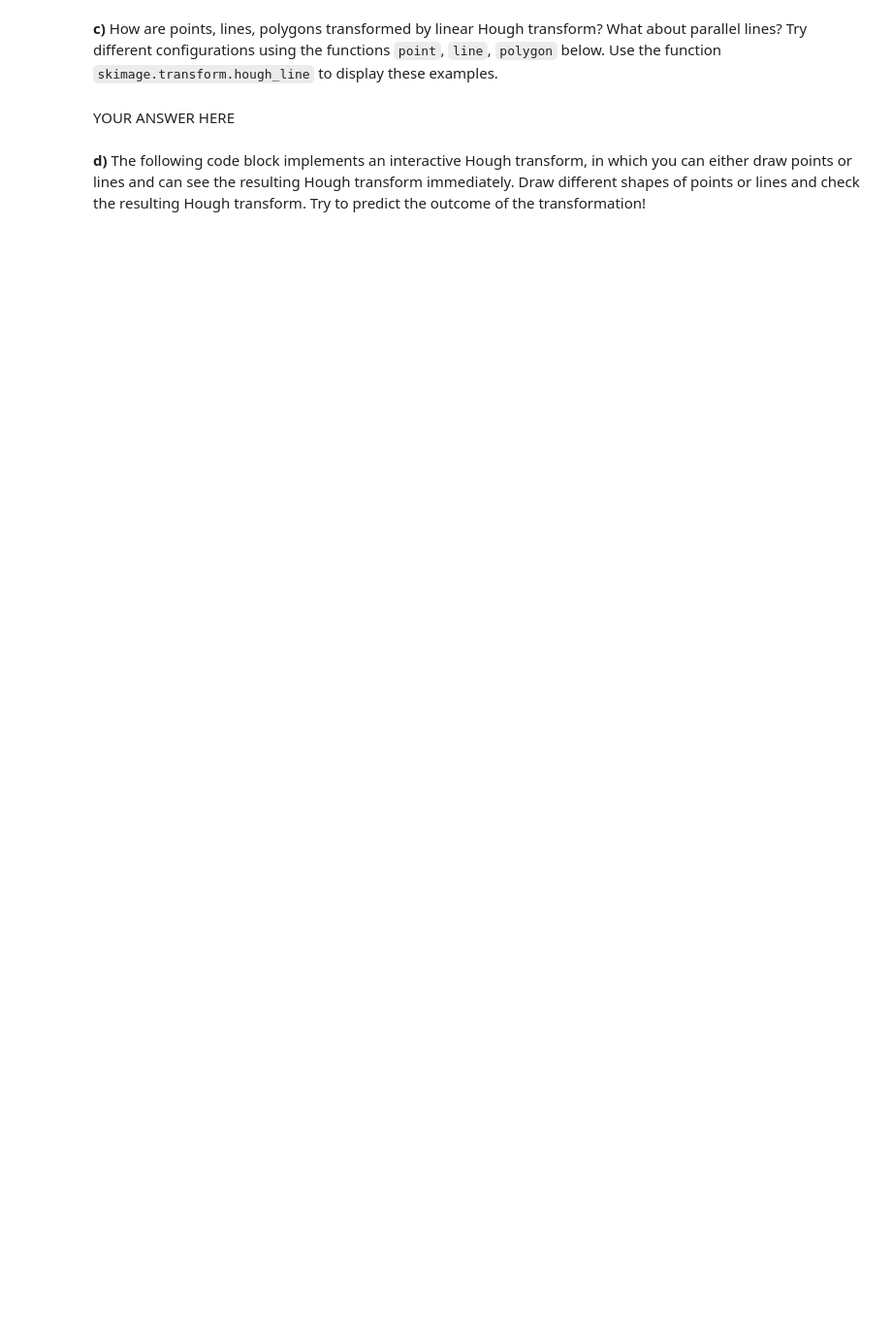
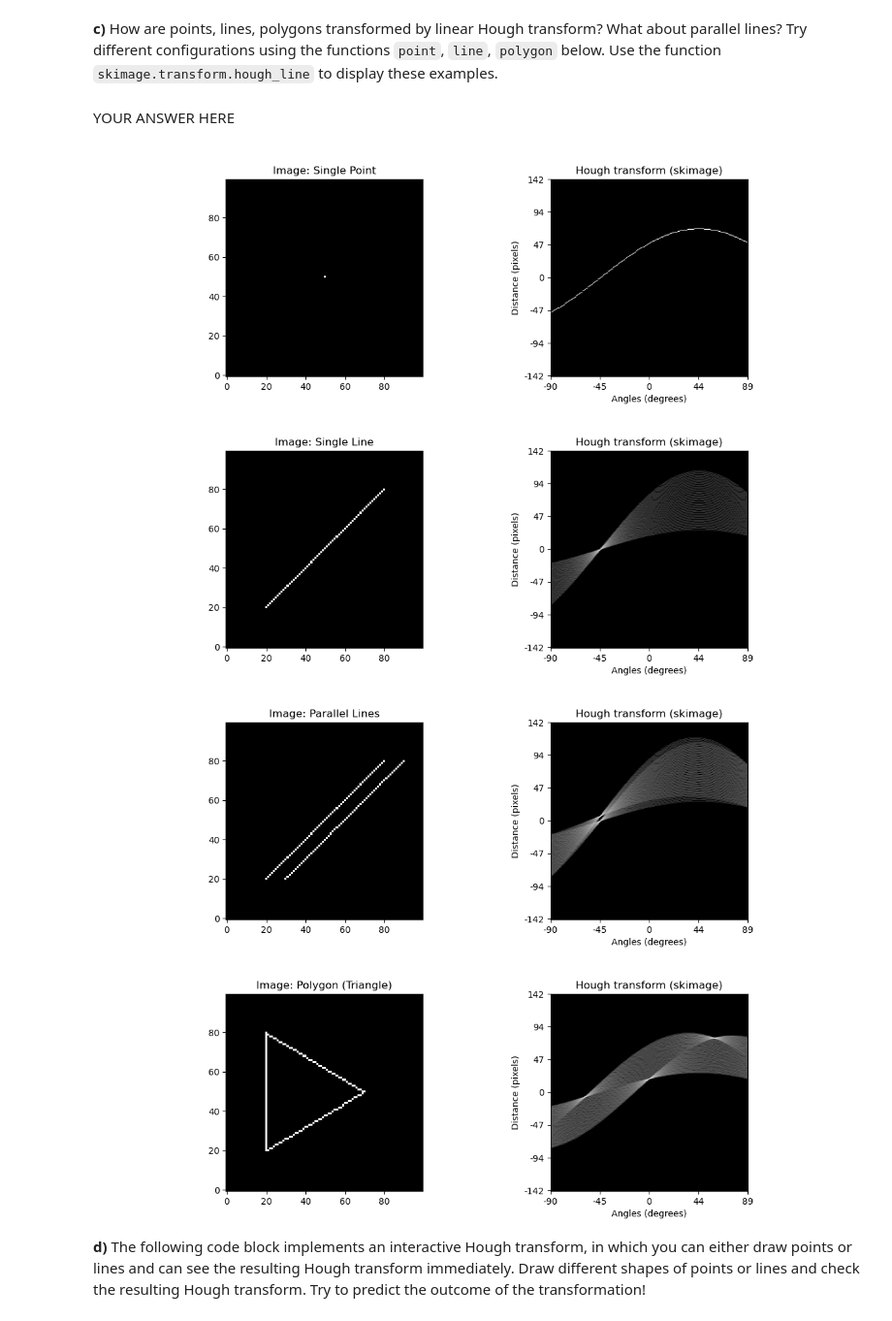
Before and after one commit to Moorboor/ComputerVision, a Jupyter notebook: Homeworks/4/sheet04.ipynb, the cells around one changed output. Shown: that part at 97% size. Saved outputs shown, nothing was run; the diff lists cells and outputs as text; code cells hidden in the pictures; blank space fills up the shorter version.

```diff
--- a/Homeworks/4/sheet04.ipynb
+++ b/Homeworks/4/sheet04.ipynb
@@ -160,50 +183,80 @@ def line(img, p, q):
         p (tuple): Coordinate of start position.
         q (tuple): Coordinate of end position.
 
     Returns:
 
     """
     img[coords(p,q,steps(p,q))] = 1
 
 def polygon(img, vertices):
     """Insert a (closed) polygon given by a list of points into the black/white image
 
     Args:
         img (ndarray): Input image.
         vertices (list): List of coordinate tuples.
 
     Returns:
 
     """
     for p, q in zip(vertices, vertices[1:]+vertices[0:1]):
         line(img,p,q)
 
-img = np.zeros((100,100))
+
 
 # YOUR CODE HERE
-raise NotImplementedError()
+#raise NotImplementedError()
 
-fig, [ax1, ax2] = plt.subplots(1,2, figsize=(12,4))
+def plot_hough_transform(img, title):
 
-plt.gray()
-ax1.set_title('Image');
-ax1.imshow(img, origin = 'lower')
+    out, angles, d = hough_line(img)
 
-out, angles, d = hough_line(img)
+    fig, [ax1, ax2] = plt.subplots(1,2, figsize=(12,4))
 
-# scale output to quadratic image
-out_resized = resize(out, (out.shape[0], out.shape[0]), anti_aliasing=True, preserve_range=True)
-ax2.set_title('Hough transform (skimage)');
-ax2.set_xlabel('Angles (degrees)')
-ax2.set_ylabel('Distance (pixels)')
-ax2.imshow(np.log(1 + out_resized), origin = 'lower', cmap='gray')
+    plt.gray()
+    ax1.set_title('Image: ' + title);
+    ax1.imshow(img, origin = 'lower')
 
-ax2.set_yticks(np.linspace(0, out.shape[0], 7))
-ax2.set_yticklabels((-1 * np.linspace(d[-1], d[0], 7)).astype(int))
-ax2.set_xticks(np.linspace(0, out.shape[0], 5))
-ax2.set_xticklabels(np.linspace(np.rad2deg(angles[0]), np.rad2deg(angles[-1]), 5).astype(int))
+    # scale output to quadratic image
+    out_resized = resize(out, (out.shape[0], out.shape[0]), anti_aliasing=True, preserve_range=True)
+    ax2.set_title('Hough transform (skimage)');
+    ax2.set_xlabel('Angles (degrees)')
+    ax2.set_ylabel('Distance (pixels)')
+    ax2.imshow(np.log(1 + out_resized), origin = 'lower', cmap='gray')
+
+    ax2.set_yticks(np.linspace(0, out.shape[0], 7))
+    ax2.set_yticklabels((-1 * np.linspace(d[-1], d[0], 7)).astype(int))
+    ax2.set_xticks(np.linspace(0, out.shape[0], 5))
+    ax2.set_xticklabels(np.linspace(np.rad2deg(angles[0]), np.rad2deg(angles[-1]), 5).astype(int))
 
 
-plt.show()
+    plt.show()
+
+
+# configurations
+# Point
+img = np.zeros((100, 100), dtype=np.uint8)
+point(img, (50, 50))
+plot_hough_transform(img, "Single Point")
+
+# Line
+img = np.zeros((100, 100), dtype=np.uint8)
+line(img, (20, 20), (80, 80))
+plot_hough_transform(img, "Single Line")
+
+# Parallel Lines
+img = np.zeros((100, 100), dtype=np.uint8)
+line(img, (20, 20), (80, 80))
+line(img, (20, 30), (80, 90))
+plot_hough_transform(img, "Parallel Lines")
+
+# Polygon
+img = np.zeros((100, 100), dtype=np.uint8)
+polygon(img, [(20, 20), (80, 20), (50, 70)])
+plot_hough_transform(img, "Polygon (Triangle)")
+# %% [output]
+[figure, added]
+[figure, added]
+[figure, added]
+[figure, added]
 # %% [markdown]
 **d)** The following code block implements an interactive Hough transform, in which you can either draw points or lines and can see the resulting Hough transform immediately. Draw different shapes of points or lines and check the resulting Hough transform. Try to predict the outcome of the transformation!
```
Also changed, not shown: parts of 5 cells of this notebook.
